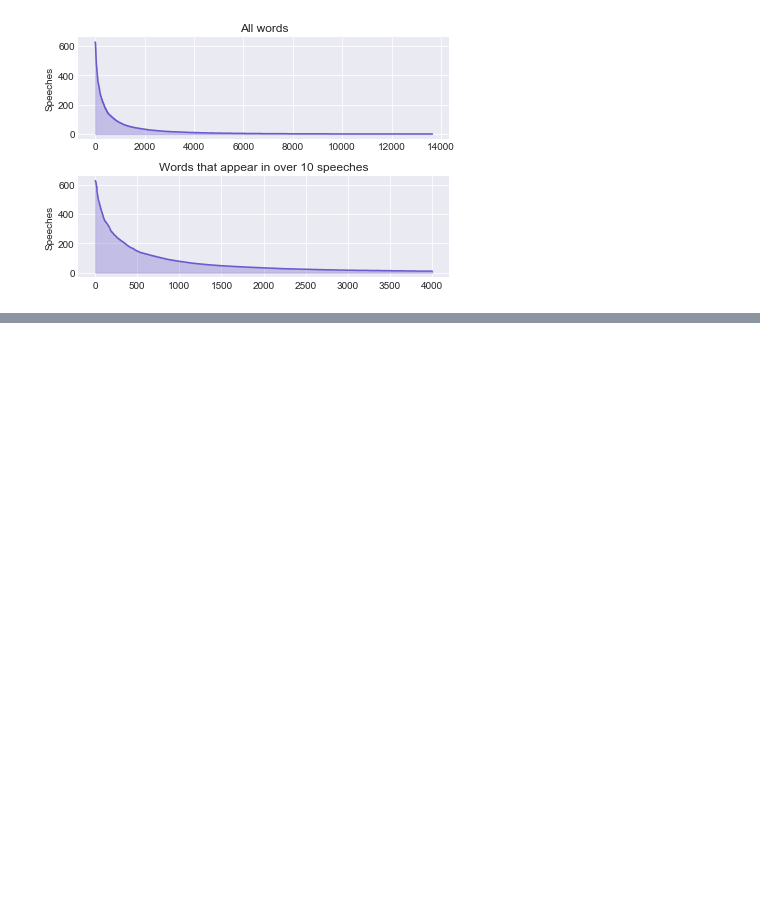
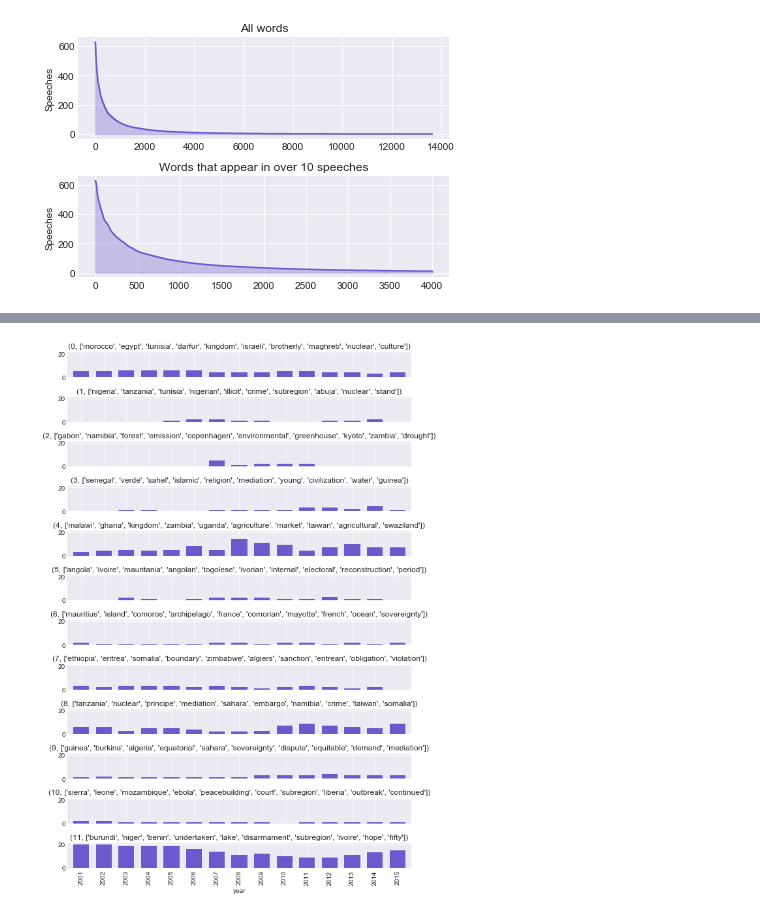
Before and after one commit to MNgocho/Projects, a Jupyter notebook: Topic modelling.ipynb, the cells around one changed output, grey strips where cells are left out. Drawn from its saved outputs; the diff is of its cells as text; code cells hidden in the pictures; blank space fills up the shorter version.

```diff
--- a/Topic modelling.ipynb
+++ b/Topic modelling.ipynb
@@ -173,0 +219,12 @@ print(columnize([str(x) for x in wit_10[0::25]])) # for a prettier display,
+# %%
+# I wished to know which topics does each of our speeches contain.
+# Here, I create a dataframe with the list of topics contributing to each speech in
+# one column ('topics'), and the main topic in another column ('main topic')
+
+def text_topics(ldamodel, corpus):
+    topics_df = data.drop(['country','text','Region Name'], axis=1, inplace=False)
+    topics_df['topics'] = [sorted(ldamodel.get_document_topics(corpus[i]),
+                               key=lambda x: x[1], reverse=True)
+                        for i in range(data.shape[0])]
+    topics_df['Main topic'] = [x[0][0] for x in topics_df.topics]
+    return topics_df
@@ -173,0 +253,40 @@ print(columnize([str(x) for x in wit_10[0::25]])) # for a prettier display,
+# %%
+def text_topics(ldamodel, corpus):
+    topics_df = data.drop(['country','text','Region Name'], axis=1, inplace=False)
+    topics_df['topics'] = [sorted(ldamodel.get_document_topics(corpus[i]),
+                               key=lambda x: x[1], reverse=True)
+                        for i in range(data.shape[0])]
+    topics_df['Main topic'] = [x[0][0] for x in topics_df.topics]
+    return topics_df
+# %%
+
+
+# Did topic distribution change over years?
+# Did any topics become more/less popular?
+# For each topic I counted in how many speeches was it the main one
+# in each year.
+# Although the counts fluctuate from year to year, and topic 9 clearly
+# peaks in 2008, non of the topics suddenly appears or dissapears
+# within the time frame. I wonder whether this is an artifact of the
+# method or representation of facts?
+
+def plot_by_year(ldamodel, corpus):
+    topics_df = text_topics(ldamodel, corpus)
+
+    # Listing words contribution to each topic for the
+    # purpose of graph labelling:
+    topics = ldamodel.show_topics(formatted=False, num_topics=num_topics)
+    topics_words = [(tp[0], [wd[0] for wd in tp[1]])[:] for tp in topics]
+
+    # A dataframe with years as rows and each topic as a column.
+    # The value in row x and column y is the number of speeches in year x
+    # with main topic y.
+    df1 = pd.crosstab(topics_df['year'], topics_df['Main topic'])
+    df1.plot.bar(subplots=True, sharey=True, figsize=(9,12),
+            use_index=True, legend=False, title=topics_words,
+            color='slateblue', width=0.7)
+    plt.tight_layout()
+
+plot_by_year(lda_30, corpus_30)
+# %% [output]
+[figure, added]
```
Also changed, not shown: parts of 17 cells of this notebook.
